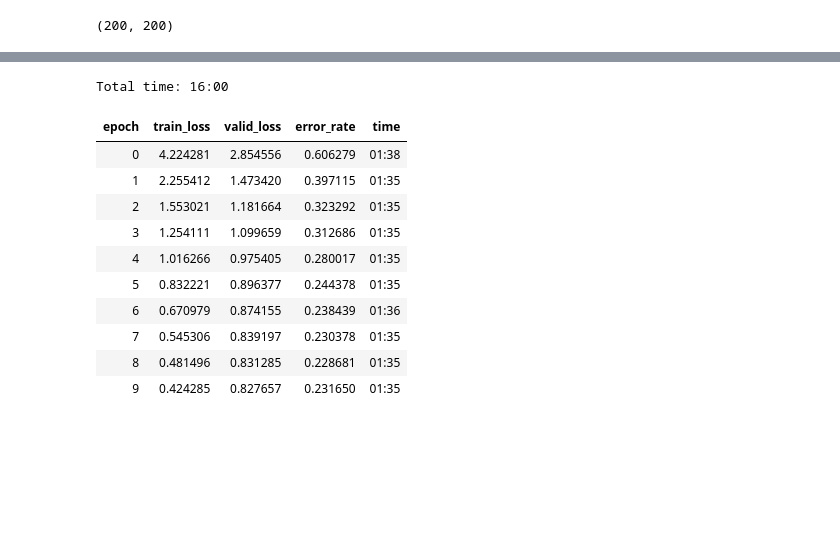
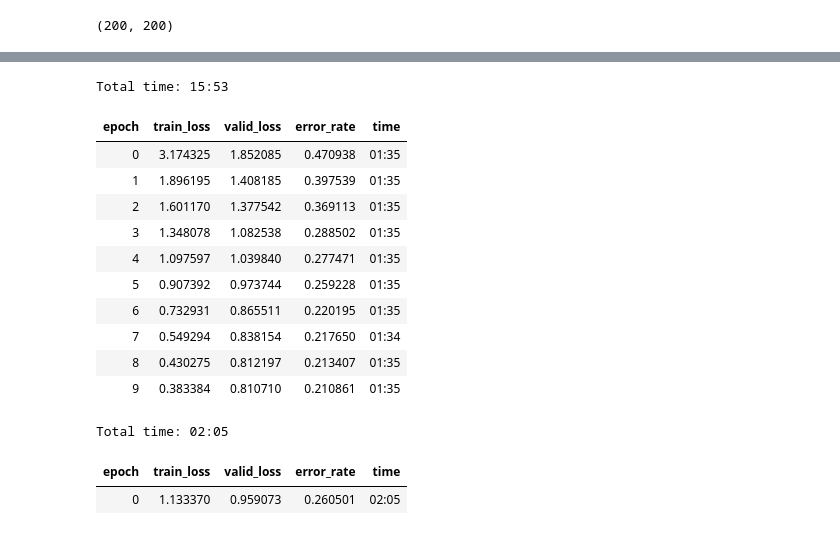
Before and after one commit to senyuuri/ml-birdwatching, a Jupyter notebook: birdwatching.ipynb, the cells around one changed output, grey strips where cells are left out. Saved outputs shown, nothing was run; the diff lists cells and outputs as text; code cells hidden in the pictures; blank space fills up the shorter version.

```diff
--- a/birdwatching.ipynb
+++ b/birdwatching.ipynb
@@ -185,15 +219,15 @@ LR Finder is complete, type {learner_name}.recorder.plot() to see the graph.
 # %%
-learn.fit_one_cycle(10)
+learn.fit_one_cycle(10, max_lr=slice(1e-2))
 # %% [output]
-Total time: 16:00
+Total time: 15:53
 | epoch | train_loss | valid_loss | error_rate | time |
-| 0 | 4.224281 | 2.854556 | 0.606279 | 01:38 |
-| 1 | 2.255412 | 1.473420 | 0.397115 | 01:35 |
-| 2 | 1.553021 | 1.181664 | 0.323292 | 01:35 |
-| 3 | 1.254111 | 1.099659 | 0.312686 | 01:35 |
-| 4 | 1.016266 | 0.975405 | 0.280017 | 01:35 |
-| 5 | 0.832221 | 0.896377 | 0.244378 | 01:35 |
-| 6 | 0.670979 | 0.874155 | 0.238439 | 01:36 |
-| 7 | 0.545306 | 0.839197 | 0.230378 | 01:35 |
-| 8 | 0.481496 | 0.831285 | 0.228681 | 01:35 |
-| 9 | 0.424285 | 0.827657 | 0.231650 | 01:35 |
+| 0 | 3.174325 | 1.852085 | 0.470938 | 01:35 |
+| 1 | 1.896195 | 1.408185 | 0.397539 | 01:35 |
+| 2 | 1.601170 | 1.377542 | 0.369113 | 01:35 |
+| 3 | 1.348078 | 1.082538 | 0.288502 | 01:35 |
+| 4 | 1.097597 | 1.039840 | 0.277471 | 01:35 |
+| 5 | 0.907392 | 0.973744 | 0.259228 | 01:35 |
+| 6 | 0.732931 | 0.865511 | 0.220195 | 01:35 |
+| 7 | 0.549294 | 0.838154 | 0.217650 | 01:34 |
+| 8 | 0.430275 | 0.812197 | 0.213407 | 01:35 |
+| 9 | 0.383384 | 0.810710 | 0.210861 | 01:35 |
@@ -203,0 +238,6 @@ learn.save('bird-resnet')
+# %%
+learn.fit_one_cycle(1)
+# %% [output]
+Total time: 02:05
+| epoch | train_loss | valid_loss | error_rate | time |
+| 0 | 1.133370 | 0.959073 | 0.260501 | 02:05 |
```
Also changed, not shown: parts of 21 cells of this notebook.
